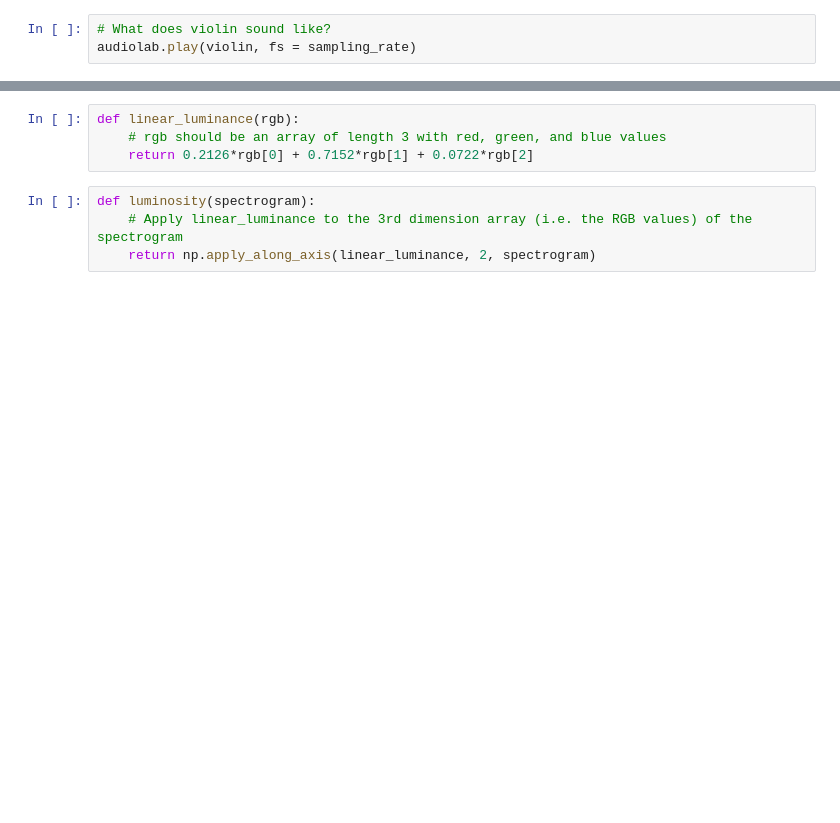
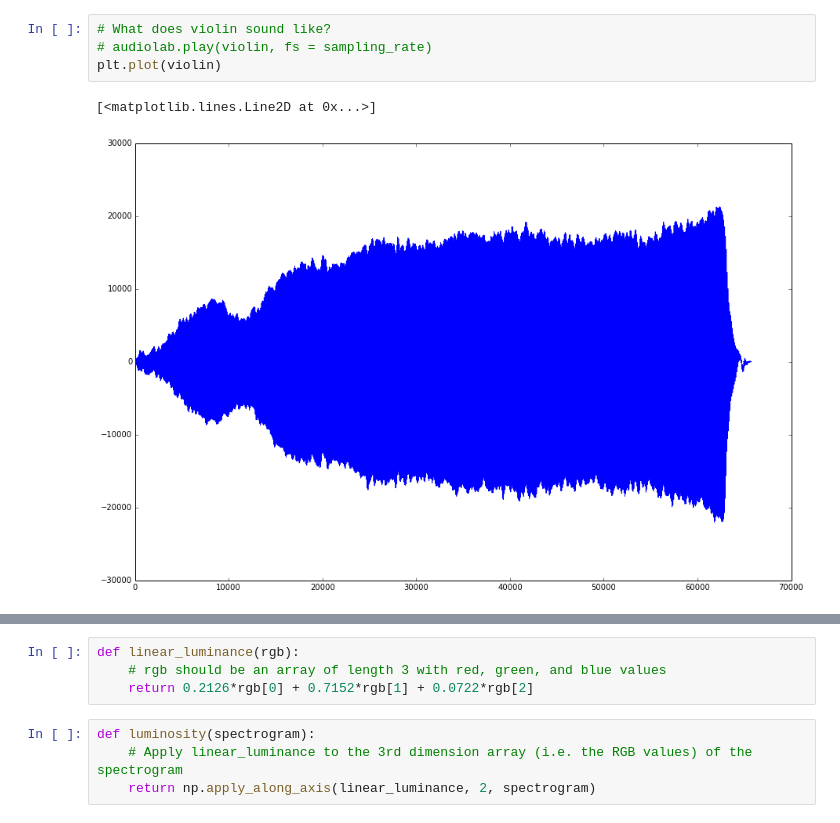
Before and after one commit to amygdalama/furrier-transform, a Jupyter notebook: furrier-transform.ipynb, the cells around one changed output, grey strips where cells are left out. Cells and saved outputs as stored; diff of their text form; blank space fills up the shorter version.

```diff
--- a/furrier-transform.ipynb
+++ b/furrier-transform.ipynb
@@ -19,6 +20,10 @@ violin.shape
 # %%
 # What does violin sound like?
-audiolab.play(violin, fs = sampling_rate)
+# audiolab.play(violin, fs = sampling_rate)
+plt.plot(violin)
+# %% [output]
+[<matplotlib.lines.Line2D at 0x...>]
+[figure, added]
 # %%
 # Let's plot a spectrogram of violin and save it to a .png
 Pxx, freqs, bins, im = plt.specgram(violin, Fs=sampling_rate)
```
Also changed, not shown: parts of 27 cells of this notebook, 6 other files.
